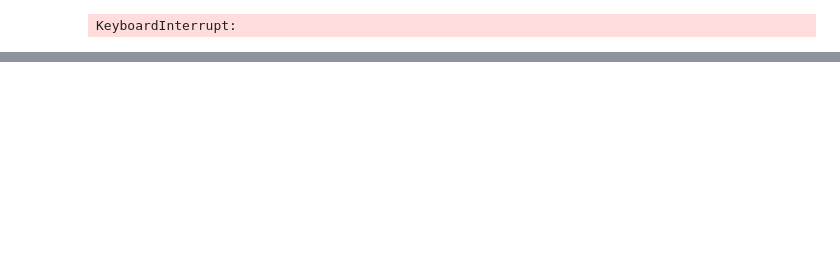
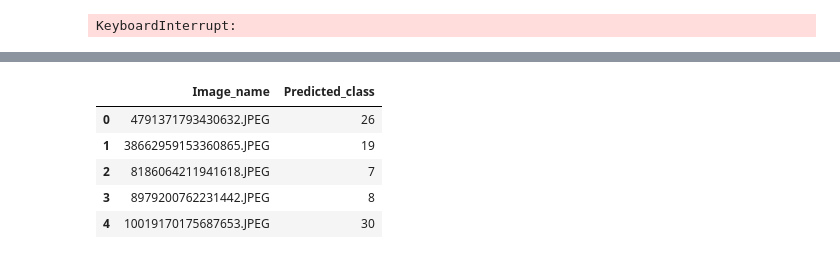
Before and after one commit to Kieru18/Neural-Network-Playground, a Jupyter notebook: image_classification/notebook.ipynb, the cells around one changed output, grey strips where cells are left out. Cells and saved outputs as stored; diff of their text form; code cells hidden in the pictures; blank space fills up the shorter version.

```diff
--- a/image_classification/notebook.ipynb
+++ b/image_classification/notebook.ipynb
@@ -209,7 +157,7 @@ for epoch in range(epochs):  # loop over the dataset multiple times
 
     print(f"{epoch+1}/{epochs}] loss: {running_loss / 2000:.3f}")
     running_loss = 0.0
-    if epoch == 1 or epoch == 20 or epoch == 30 or epoch ==40 or epoch == 50 or epoch == 60 or epoch == 70 or epoch == 80 or epoch == 90:
+    if epoch%10 == 0:
         torch.save(model.state_dict(), f'./models/cnn_final_e{epoch}.pth')
 
 torch.save(model.state_dict(), f'./models/cnn_final.pth')
@@ -317,0 +253,44 @@ Accuracy for class worm  is: 41.3 %
+# %%
+from PIL import Image
+
+class UnlabeledImageDataset(Dataset):
+    def __init__(self, folder_path, transform=None):
+        self.folder_path = folder_path
+        self.image_paths = os.listdir(folder_path)
+        self.transform = transform
+
+    def __len__(self):
+        return len(self.image_paths)
+
+    def __getitem__(self, idx):
+        image_name = self.image_paths[idx]
+        image_path = os.path.join(self.folder_path, image_name)
+        image = Image.open(image_path).convert('RGB')
+        if self.transform:
+            image = self.transform(image)
+        return image, image_name
+
+dataset = UnlabeledImageDataset(TEST_DATA_PATH, transform=transform)
+data_loader = DataLoader(dataset, batch_size=BATCH_SIZE, shuffle=False)
+
+predictions = []
+
+with torch.no_grad():
+    for images, image_names in data_loader:
+        images = images.to(device)
+        outputs = model(images).cpu()
+        _, predicted = torch.max(outputs.data, 1)
+        predictions.extend([(image_name, predicted_item.item()) for image_name, predicted_item in zip(image_names, predicted)])
+
+
+df = pd.DataFrame(predictions, columns=['Image_name', 'Predicted_class'])
+df.to_csv('kieruczenko_ziarek_project3_predictions.csv', index=False, header=False)
+
+df.head()
+# %% [output]
+|  | Image_name | Predicted_class |
+| 0 | 4791371793430632.JPEG | 26 |
+| 1 | 38662959153360865.JPEG | 19 |
+| 2 | 8186064211941618.JPEG | 7 |
+| 3 | 8979200762231442.JPEG | 8 |
+| 4 | 10019170175687653.JPEG | 30 |
```
Also changed, not shown: parts of 10 cells of this notebook.
